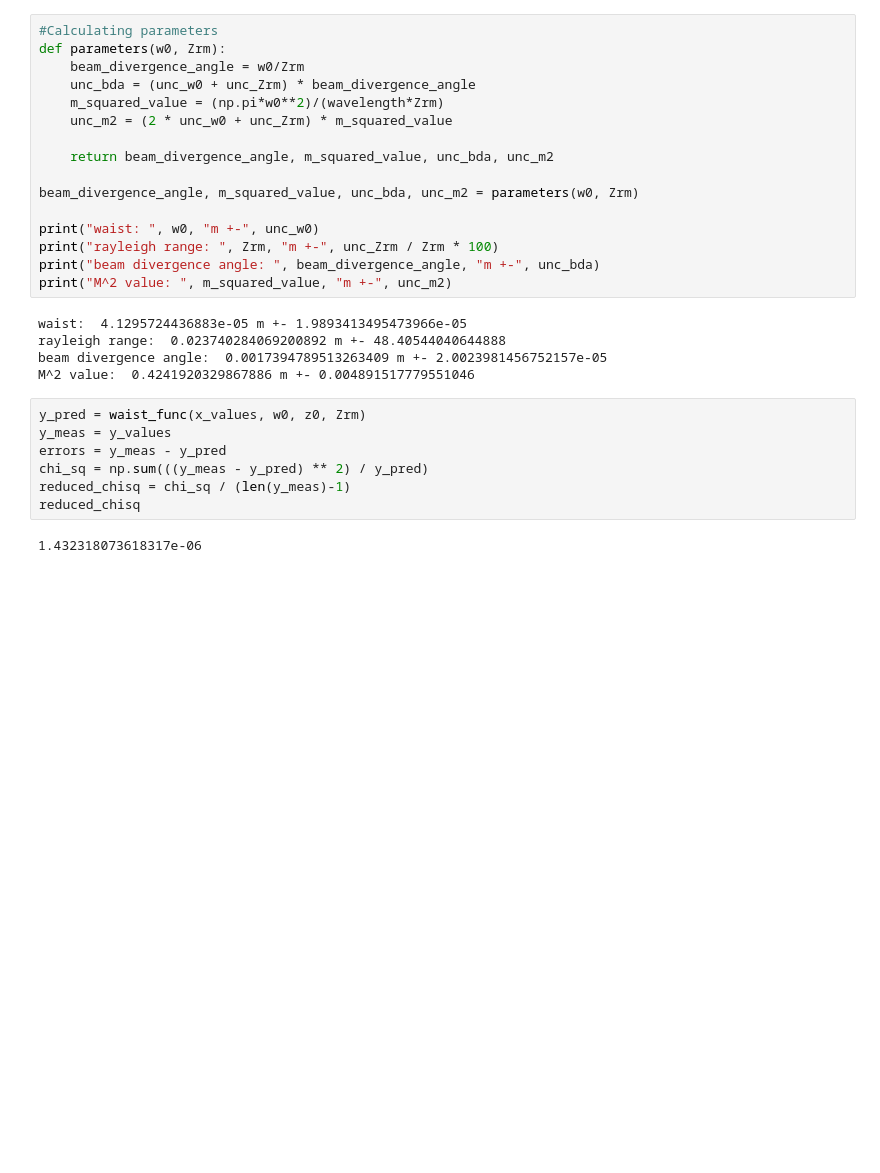
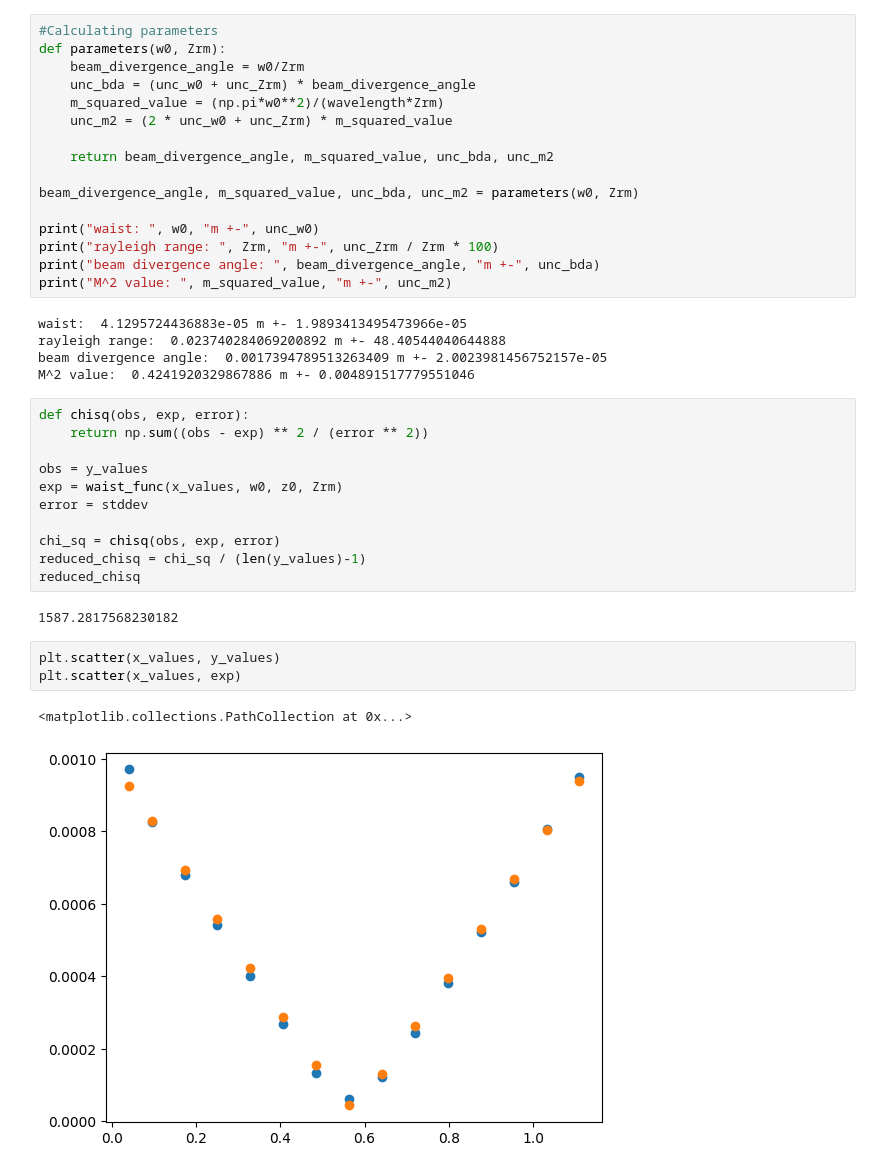
Before and after one commit to specimen-n1l3/speckle-analysis, a Jupyter notebook: beam.ipynb, the cells around one changed output. Saved outputs shown, nothing was run; the diff lists cells and outputs as text; blank space fills up the shorter version.

```diff
--- a/beam.ipynb
+++ b/beam.ipynb
@@ -84,11 +85,21 @@ rayleigh range:  0.023740284069200892 m +- 48.40544040644888
 beam divergence angle:  0.0017394789513263409 m +- 2.0023981456752157e-05
 M^2 value:  0.4241920329867886 m +- 0.004891517779551046
 # %%
-y_pred = waist_func(x_values, w0, z0, Zrm)
-y_meas = y_values
-errors = y_meas - y_pred
-chi_sq = np.sum(((y_meas - y_pred) ** 2) / y_pred)
-reduced_chisq = chi_sq / (len(y_meas)-1)
+def chisq(obs, exp, error):
+    return np.sum((obs - exp) ** 2 / (error ** 2))
+
+obs = y_values
+exp = waist_func(x_values, w0, z0, Zrm)
+error = stddev
+
+chi_sq = chisq(obs, exp, error)
+reduced_chisq = chi_sq / (len(y_values)-1)
 reduced_chisq
 # %% [output]
-1.432318073618317e-06
+1587.2817568230182
+# %%
+plt.scatter(x_values, y_values)
+plt.scatter(x_values, exp)
+# %% [output]
+<matplotlib.collections.PathCollection at 0x...>
+[figure, added]
```
Also changed, not shown: parts of 2 cells of this notebook, 1 other file.
